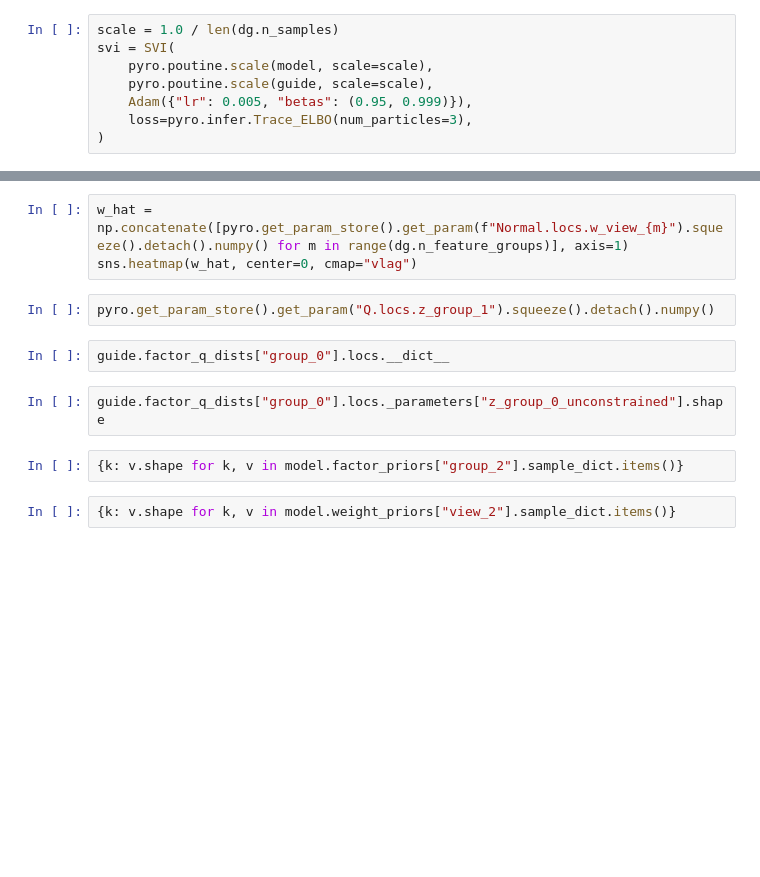
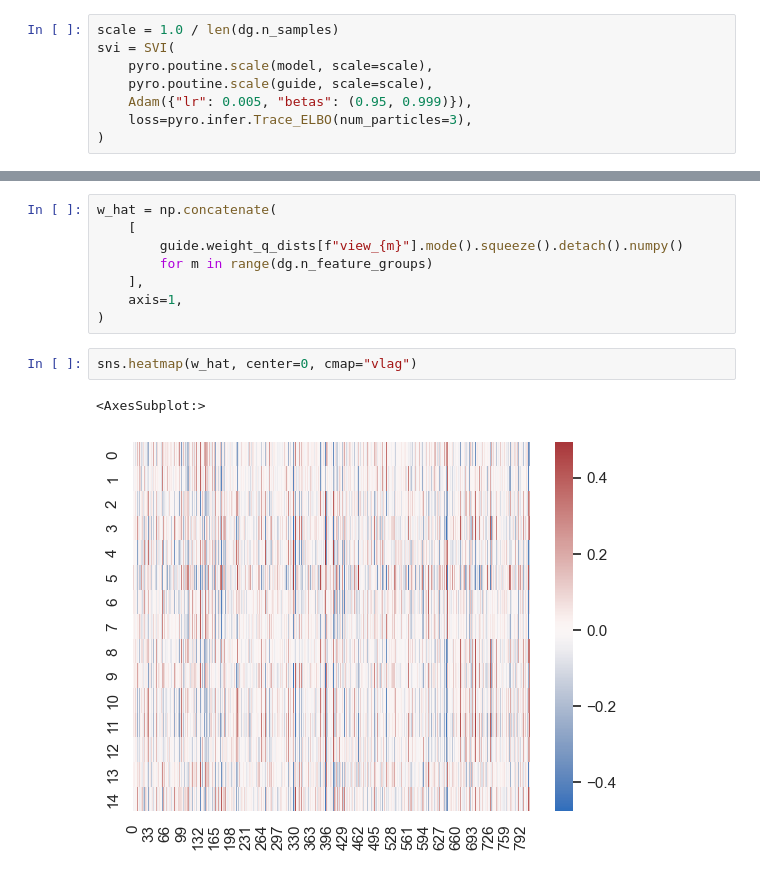
Before and after one commit to bioFAM/cellij, a Jupyter notebook: notebooks/basic_svi.ipynb, the cells around one changed output, grey strips where cells are left out. Drawn from its saved outputs; the diff is of its cells as text; blank space fills up the shorter version.

Commit message:
Make use of `name` attribute for PyroModule

```diff
--- a/notebooks/basic_svi.ipynb
+++ b/notebooks/basic_svi.ipynb
@@ -173,13 +181,13 @@ sns.heatmap(dg.w, center=0, cmap="vlag")
+# %%
+w_hat = np.concatenate(
+    [
+        guide.weight_q_dists[f"view_{m}"].mode().squeeze().detach().numpy()
+        for m in range(dg.n_feature_groups)
+    ],
+    axis=1,
+)
 # %%
-w_hat = np.concatenate([pyro.get_param_store().get_param(f"Normal.locs.w_view_{m}").squeeze().detach().numpy() for m in range(dg.n_feature_groups)], axis=1)
 sns.heatmap(w_hat, center=0, cmap="vlag")
+# %% [output]
+<AxesSubplot:>
+[figure, added]
-# %%
-pyro.get_param_store().get_param("Q.locs.z_group_1").squeeze().detach().numpy()
-# %%
-guide.factor_q_dists["group_0"].locs.__dict__
-# %%
-guide.factor_q_dists["group_0"].locs._parameters["z_group_0_unconstrained"].shape
-# %%
-{k: v.shape for k, v in model.factor_priors["group_2"].sample_dict.items()}
-# %%
-{k: v.shape for k, v in model.weight_priors["view_2"].sample_dict.items()}
```
Also changed, not shown: parts of 12 cells of this notebook, 2 other files.
